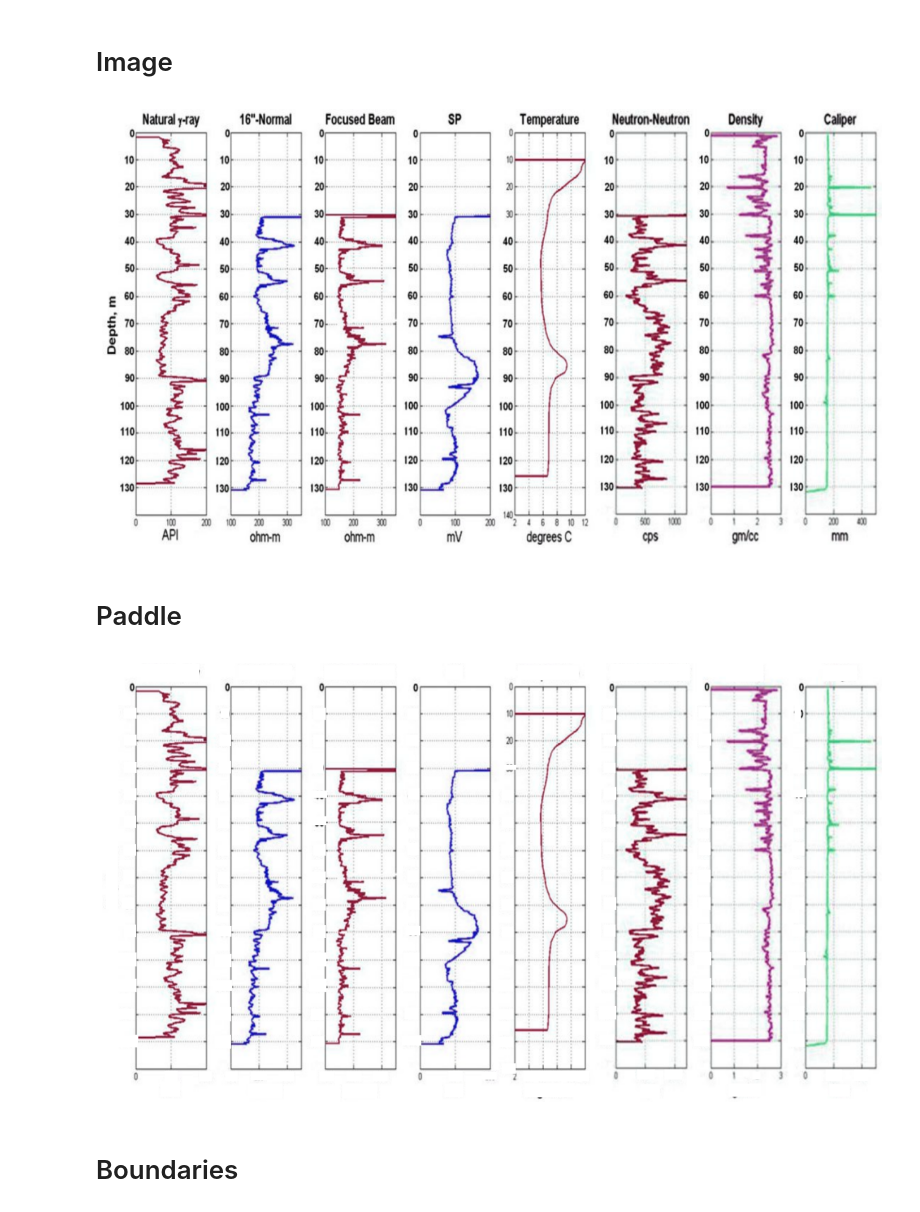
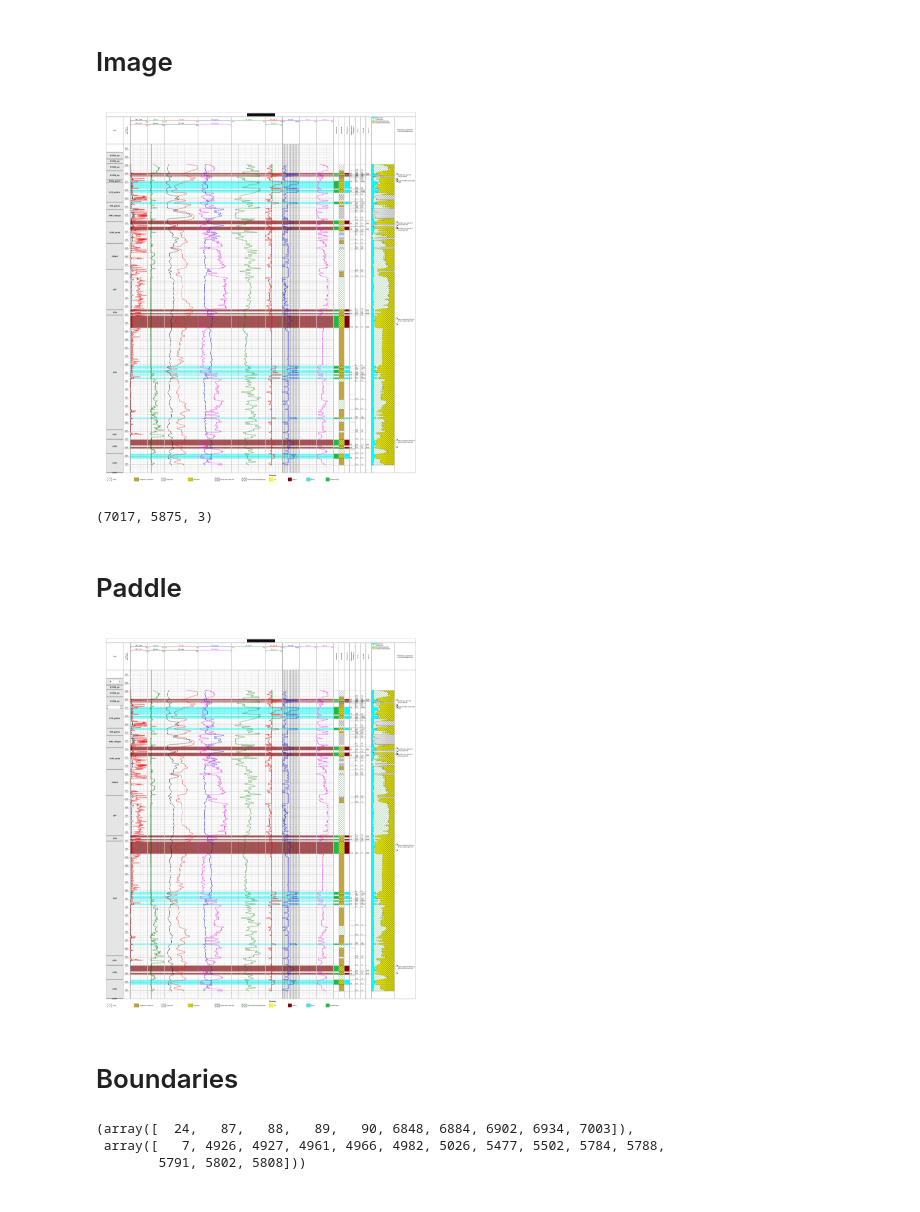
Before and after one commit to zeinovich/geovision, a Jupyter notebook: notebooks/v0.1-zeinovich-contours_paddle.ipynb, the cells around one changed output. Drawn from its saved outputs; the diff is of its cells as text; code cells hidden in the pictures.

```diff
--- a/notebooks/v0.1-zeinovich-contours_paddle.ipynb
+++ b/notebooks/v0.1-zeinovich-contours_paddle.ipynb
@@ -8,7 +10,7 @@ import numpy as np
 import matplotlib.pyplot as plt
 # %%
 def show_img(img, cmap=None):
-    fig, ax  = plt.subplots(figsize=(16, 9))
+    fig, ax  = plt.subplots()
 
     ax.imshow(img, cmap=cmap)
     ax.axis("off")
@@ -17,14 +19,27 @@ def show_img(img, cmap=None):
 # %% [markdown]
 # Image
 # %%
-IMG = "../data/photo_2024-05-23_15-18-57.jpg"
+# IMG = "../data/photo_2024-05-23_15-18-57.jpg"
+IMG = "../data/GeoVision dataset/well_1_0.jpg"
+# %%
+if IMG.endswith(".PDF"):
+    pages = pdf2image.convert_from_path(IMG)
+
+    folder, file_name = IMG.rsplit("/", 1)
+    file_name, ext = file_name.split(".")
+
+    for c, p in enumerate(pages):
+        IMG = os.path.join(folder, file_name + "_" + str(c) + ".jpg")
+        p.save(IMG)
 # %%
-img = cv2.imread(IMG)
-img = cv2.resize(img, (1280, 720))
+img = cv2.imread(IMG)[..., ::-1]
+# img = cv2.resize(img, (1280, 720))
 
 show_img(img)
+print(img.shape)
 # %% [output]
-[figure, old version]
+[figure, new version]
+(7017, 5875, 3)
 # %% [markdown]
 # Paddle
 # %%
@@ -63,7 +78,7 @@ for box, score in zip(boxes, scores):
 
 show_img(img_copy)
 # %% [output]
-[figure, old version]
+[figure, new version]
 # %% [markdown]
 # Boundaries
 # %%
@@ -115,6 +130,12 @@ row_mean[row_mean >= THRESHOLD] = 255
 
 row_mean = filter(row_mean)
 boundaries_h = find_boundaries(row_mean)
+# %%
+boundaries_h, boundaries_v
+# %% [output]
+(array([  24,   87,   88,   89,   90, 6848, 6884, 6902, 6934, 7003]),
+ array([   7, 4926, 4927, 4961, 4966, 4982, 5026, 5477, 5502, 5784, 5788,
+        5791, 5802, 5808]))
 # %%
 fig, ax = plt.subplots(figsize=(16, 9))
 
```
Also changed, not shown: parts of 5 cells of this notebook, 19 other files.
